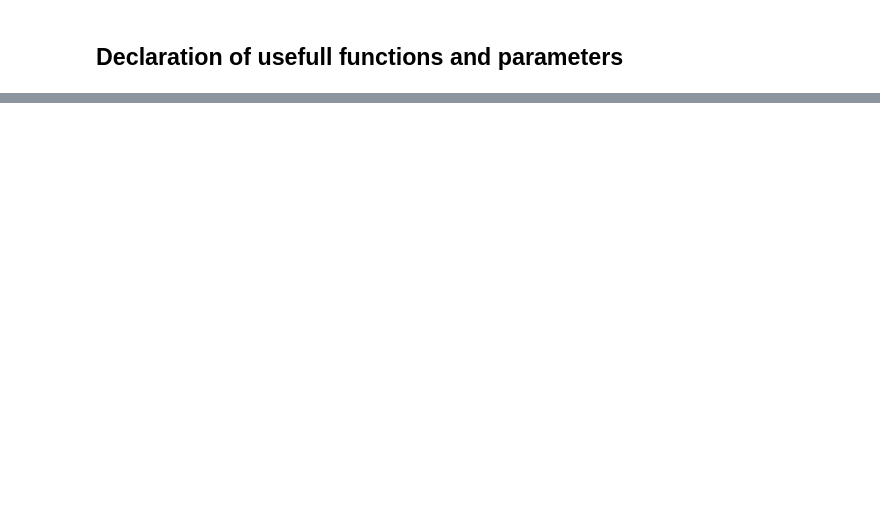
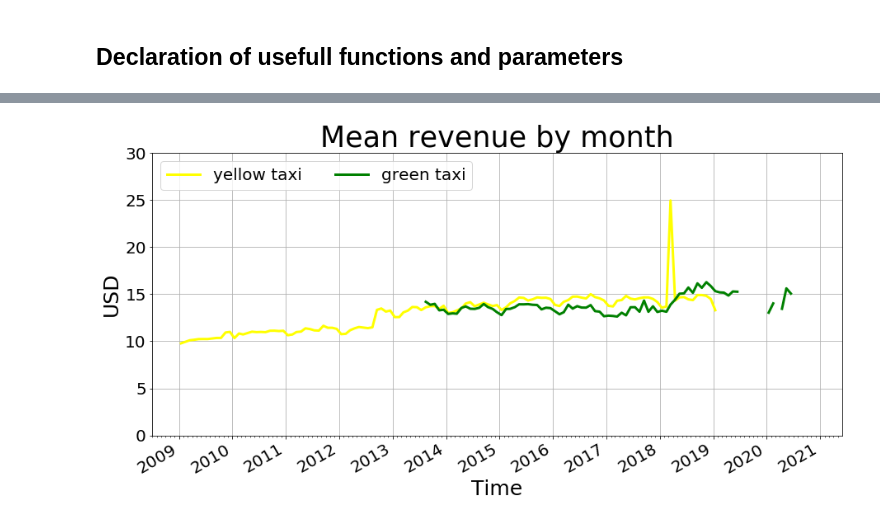
Before and after one commit to MaxDaless/H600-L-Group, a Jupyter notebook: t4_analysis.ipynb, the cells around one changed output, grey strips where cells are left out. Cells and saved outputs as stored; diff of their text form; code cells hidden in the pictures; blank space fills up the shorter version.

```diff
--- a/t4_analysis.ipynb
+++ b/t4_analysis.ipynb
@@ -877,0 +548,23 @@ TypeError: 'mth' is an invalid keyword argument for __new__()
+# %%
+# Plot the numbers of monthly number of trips
+i = -1
+fig, ax = plt.subplots(1,figsize=(15,7))
+ax.xaxis.set_major_locator(years)
+ax.xaxis.set_major_formatter(years_fmt)
+ax.xaxis.set_minor_locator(months)
+for taxi_brand in ['yellow','green'] :
+    i = i+1
+    colors = (sorted(overlap,reverse=True))[i]
+    ax.plot(dating_tripRev[taxi_brand],var_tripRev[taxi_brand],color=taxi_brand,label='%s taxi' %(taxi_brand),lw=3) # Line not visible, only to show values
+ax.set_xlim(xmin,xmax,1)
+ax.set_ylim(0,30)
+ax.set_xlabel("Time")
+plt.title("Mean revenue by month")
+ax.set_ylabel("USD")
+ax.format_ydata = lambda x: '$%1.2f' % x
+ax.grid(True)
+plt.legend(ncol=4,loc=2)
+fig.autofmt_xdate()
+plt.savefig(cleaned_path+"../Plot_Q4_revenubytrip_Yell-Gre.png", bbox_inches = 'tight', pad_inches=0)
+# %% [output]
+[figure, added]
```
Also changed, not shown: parts of 56 cells of this notebook, 10 other files.
